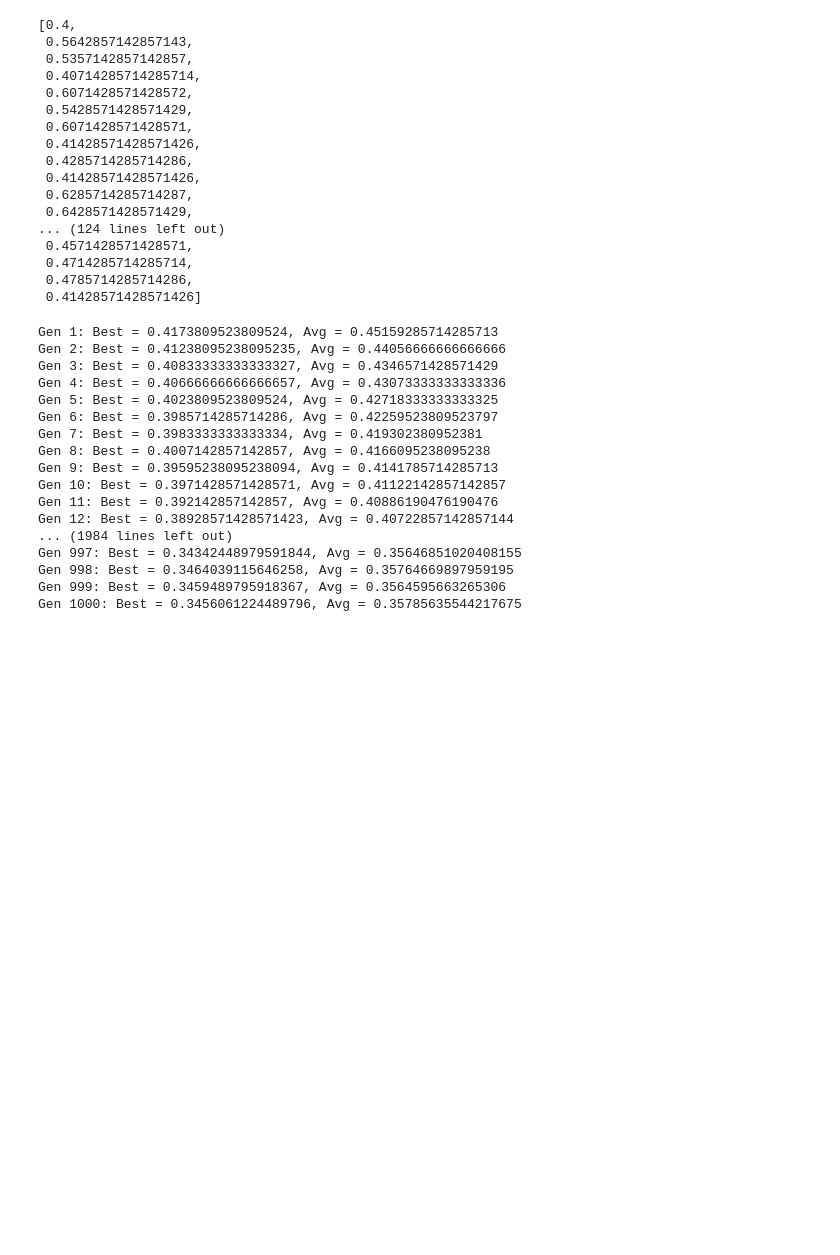
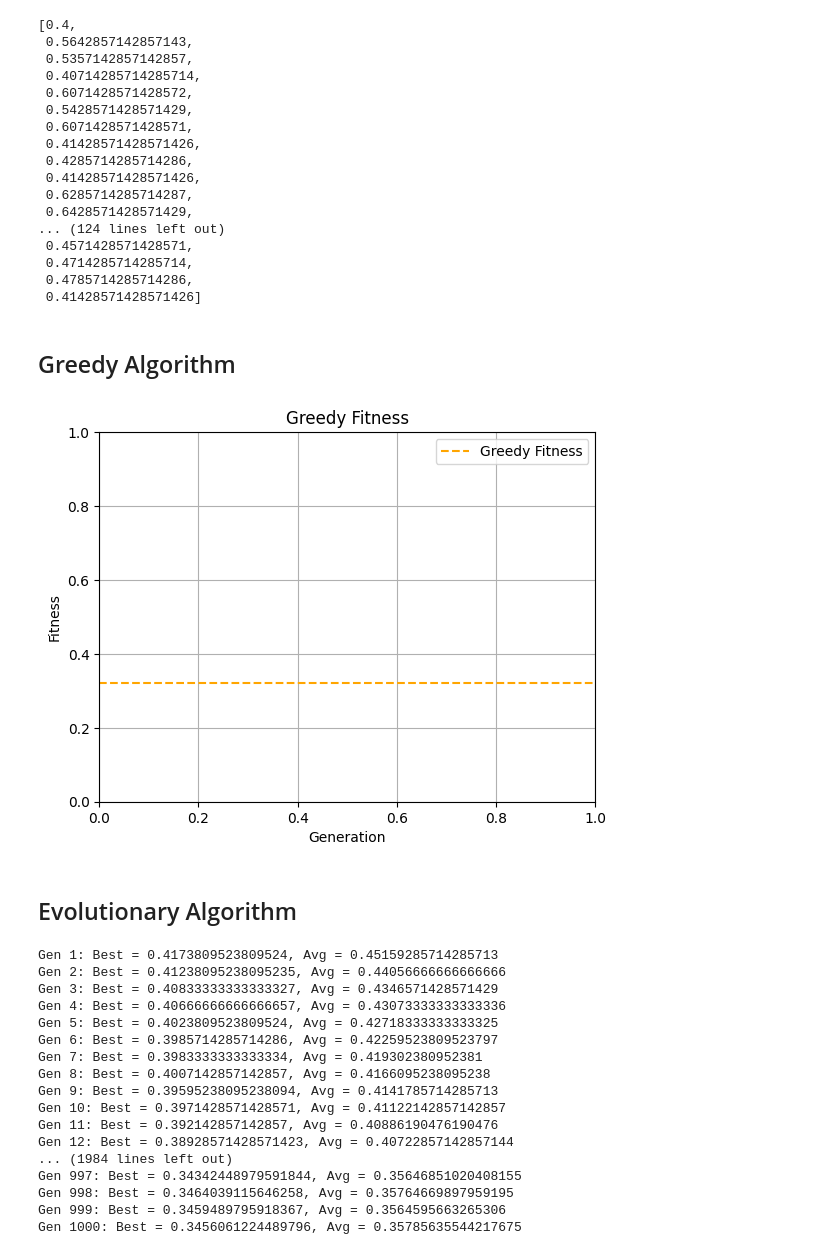
Before and after one commit to VaggelisSpi/NaCo_Project, a Jupyter notebook: project/calculations.ipynb, the cells around one changed output. Drawn from its saved outputs; the diff is of its cells as text; code cells hidden in the pictures; blank space fills up the shorter version.

Commit message:
greedy try

```diff
--- a/project/calculations.ipynb
+++ b/project/calculations.ipynb
@@ -111,6 +112,57 @@ def fitness(fpep_scores_set):
     weight_different = -3.0
 
     return (weight_avg * avg_fpep) + (weight_different * different_fpep)
+# %%
+## Standard Values across both Algorithms
+
+sigma_val = 30
+# %% [markdown]
+## Greedy Algorithm
+# %%
+import numpy as np
+import random
+from typing import List
+import math
+from collections.abc import Callable
+
+
+def greedy_alg(data: List[float], sigma: int, fitness: Callable):
+    data = np.array(data)
+    final = []
+    old = list(range(len(data)))
+
+    while len(final) < sigma:
+        best_index = None
+        best_score = float('inf')
+
+        for index in old:
+            new = final + [index]
+            score = fitness(data[new])
+            if score < best_score:
+                best_score = score
+                best_index = index
+
+        final.append(best_index)
+        old.remove(best_index)
+
+    return final
+# %%
+greedy = greedy_alg(fpep_scores, sigma_val, fitness)
+greedy_subset = [fpep_scores[i] for i in greedy]
+
+greedy_score = fitness(greedy_subset)
+# %%
+plt.axhline(y=greedy_score, label='Greedy Fitness', linestyle='--', color='orange')
+plt.xlabel("Generation")
+plt.ylabel("Fitness")
+plt.title("Greedy Fitness")
+plt.legend()
+plt.grid(True)
+plt.show()
+# %% [output]
+[figure, added]
+# %% [markdown]
+## Evolutionary Algorithm
 # %%
 ea = EA(
     data=fpep_scores,
```
Also changed, not shown: parts of 5 cells of this notebook, 1 other file.
